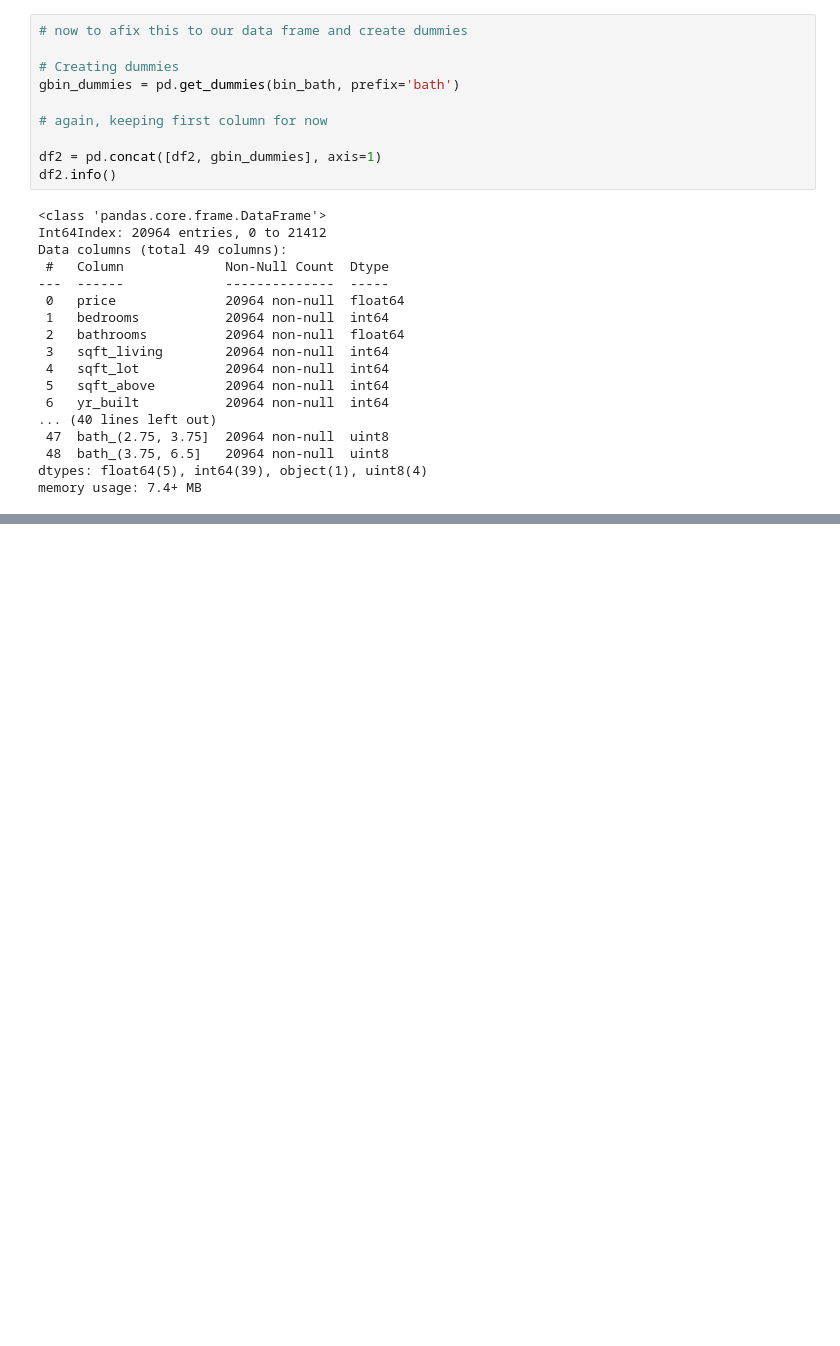
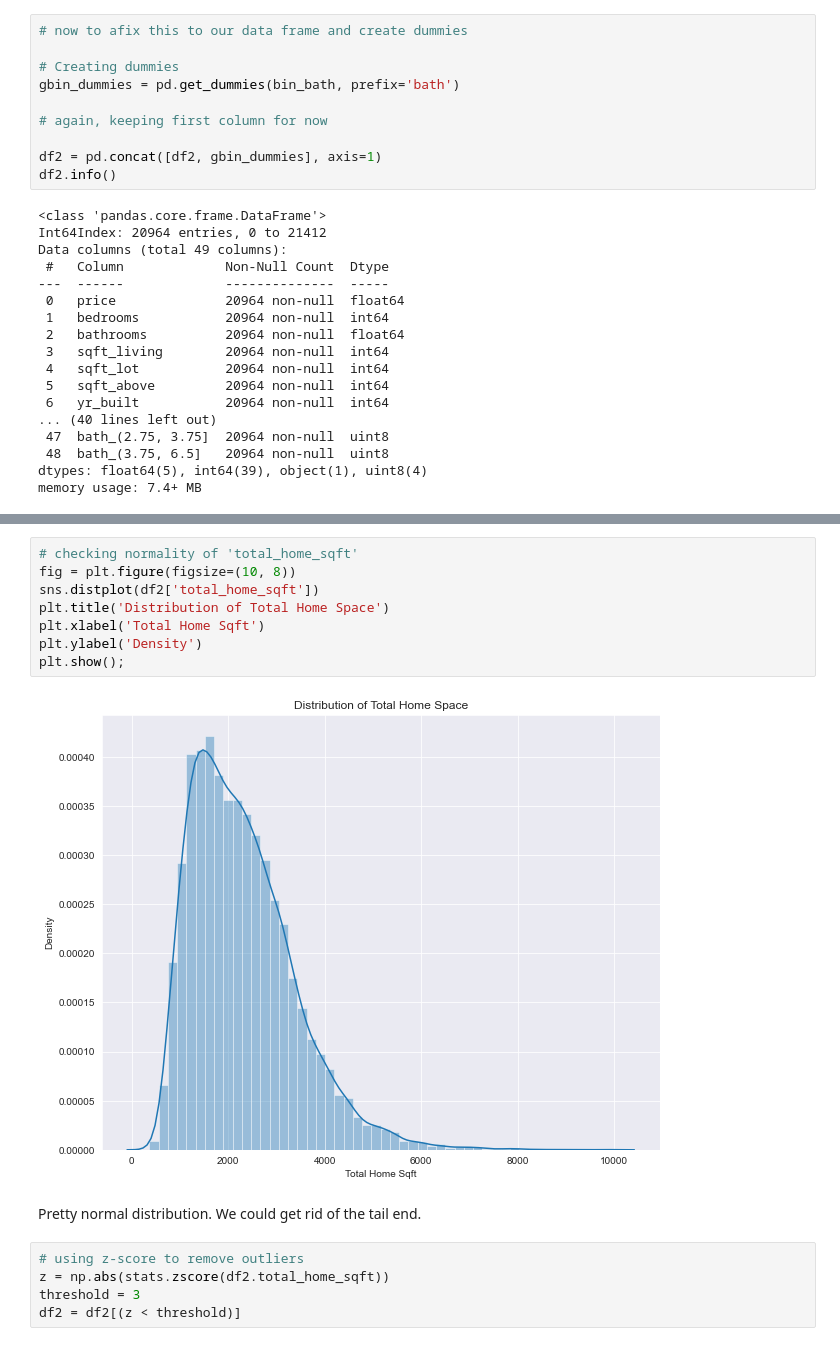
Before and after one commit to bmauss/Regression-Model-for-King-County-Housing-Market, a Jupyter notebook: Refining Model.ipynb, the cells around one changed output, grey strips where cells are left out. Saved outputs shown, nothing was run; the diff lists cells and outputs as text; blank space fills up the shorter version.

Commit message:
finished cleaning out outliers; make baseline model

```diff
--- a/Refining Model.ipynb
+++ b/Refining Model.ipynb
@@ -318,0 +331,17 @@ SyntaxError: EOL while scanning string literal (<ipython-input-87-119a112de039>,
+# %%
+# checking normality of 'total_home_sqft'
+fig = plt.figure(figsize=(10, 8))
+sns.distplot(df2['total_home_sqft'])
+plt.title('Distribution of Total Home Space')
+plt.xlabel('Total Home Sqft')
+plt.ylabel('Density')
+plt.show();
+# %% [output]
+[figure, added]
+# %% [markdown]
+Pretty normal distribution. We could get rid of the tail end.
+# %%
+# using z-score to remove outliers
+z = np.abs(stats.zscore(df2.total_home_sqft))
+threshold = 3
+df2 = df2[(z < threshold)]
```
Also changed, not shown: parts of 22 cells of this notebook.
